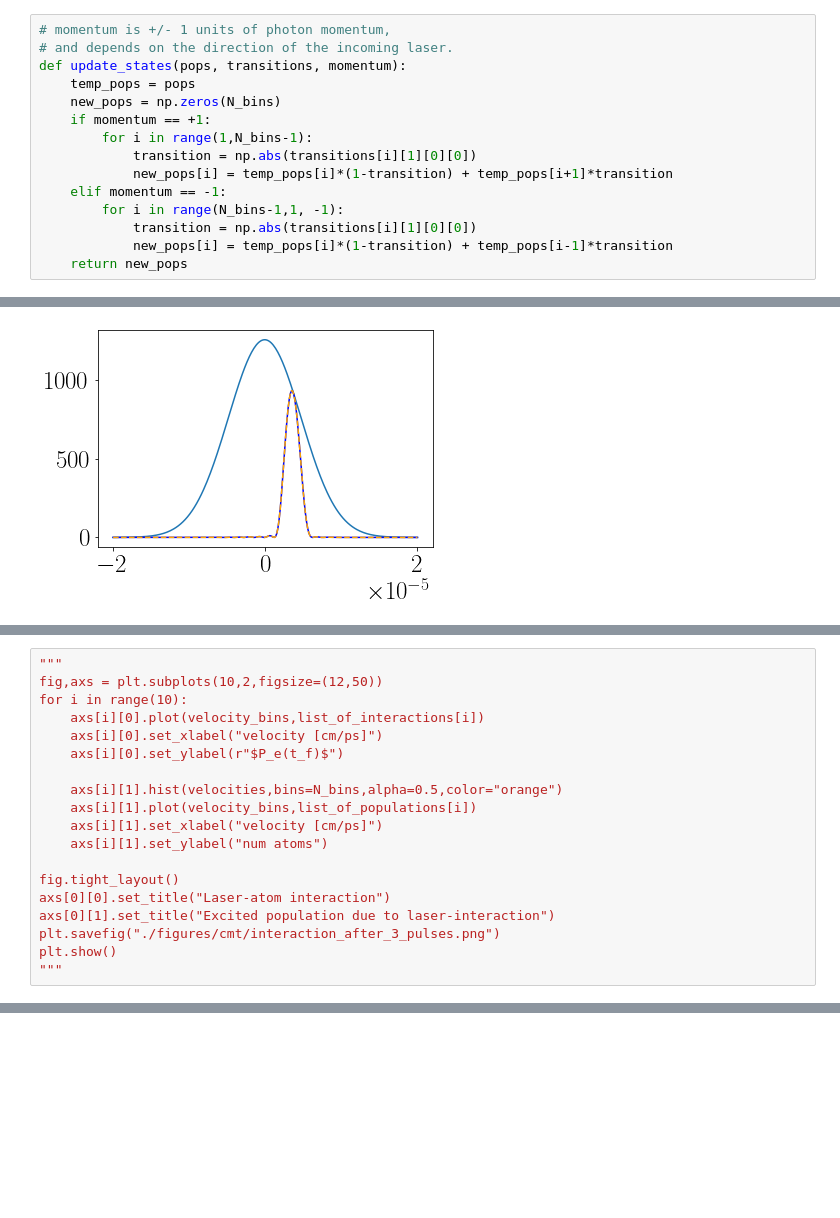
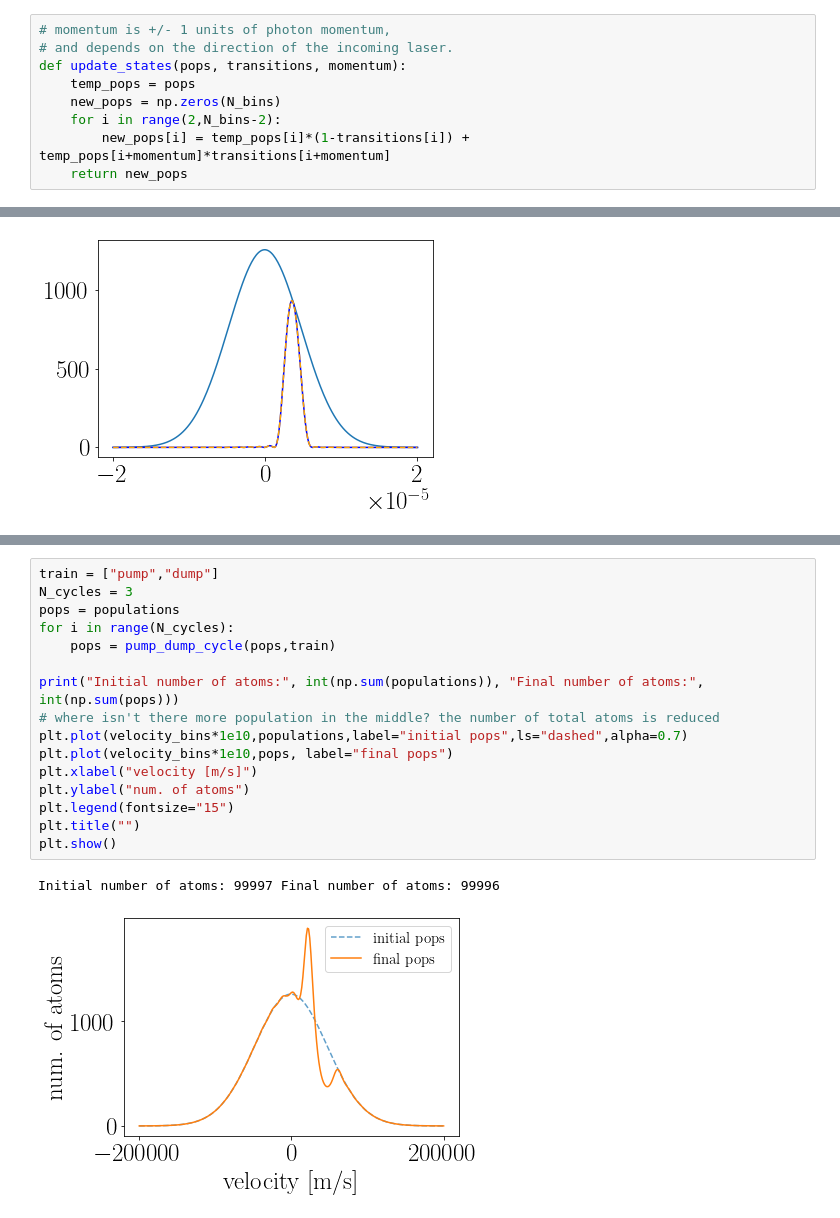
Before and after one commit to Yanaiski/master_thesis, a Jupyter notebook: basic_cmt.ipynb, the cells around one changed output, grey strips where cells are left out. Cells and saved outputs as stored; diff of their text form; blank space fills up the shorter version.

Commit message:
added momentum transfer calculations

```diff
--- a/basic_cmt.ipynb
+++ b/basic_cmt.ipynb
@@ -174,14 +174,8 @@ plt.xlabel("velocity [cm/ps]")
 def update_states(pops, transitions, momentum):
     temp_pops = pops
     new_pops = np.zeros(N_bins)
-    if momentum == +1:
-        for i in range(1,N_bins-1):
-            transition = np.abs(transitions[i][1][0][0])
-            new_pops[i] = temp_pops[i]*(1-transition) + temp_pops[i+1]*transition
-    elif momentum == -1:
-        for i in range(N_bins-1,1, -1):
-            transition = np.abs(transitions[i][1][0][0])
-            new_pops[i] = temp_pops[i]*(1-transition) + temp_pops[i-1]*transition
+    for i in range(2,N_bins-2):
+        new_pops[i] = temp_pops[i]*(1-transitions[i]) + temp_pops[i+momentum]*transitions[i+momentum]
     return new_pops
 # %%
 new_population = update_states(populations,final_states,+1)
@@ -257,19 +239,0 @@ for i in range(10):
-# %%
-"""
-fig,axs = plt.subplots(10,2,figsize=(12,50))
-for i in range(10):
-    axs[i][0].plot(velocity_bins,list_of_interactions[i])
-    axs[i][0].set_xlabel("velocity [cm/ps]")
-    axs[i][0].set_ylabel(r"$P_e(t_f)$")
-
-    axs[i][1].hist(velocities,bins=N_bins,alpha=0.5,color="orange")
-    axs[i][1].plot(velocity_bins,list_of_populations[i])
-    axs[i][1].set_xlabel("velocity [cm/ps]")
-    axs[i][1].set_ylabel("num atoms")
-
-fig.tight_layout()
-axs[0][0].set_title("Laser-atom interaction")
-axs[0][1].set_title("Excited population due to laser-interaction")
-plt.savefig("./figures/cmt/interaction_after_3_pulses.png")
-plt.show()
-"""
@@ -277,0 +240,19 @@ plt.show()
+# %%
+train = ["pump","dump"]
+N_cycles = 3
+pops = populations
+for i in range(N_cycles):
+    pops = pump_dump_cycle(pops,train)
+
+print("Initial number of atoms:", int(np.sum(populations)), "Final number of atoms:", int(np.sum(pops)))
+# where isn't there more population in the middle? the number of total atoms is reduced
+plt.plot(velocity_bins*1e10,populations,label="initial pops",ls="dashed",alpha=0.7)
+plt.plot(velocity_bins*1e10,pops, label="final pops")
+plt.xlabel("velocity [m/s]")
+plt.ylabel("num. of atoms")
+plt.legend(fontsize="15")
+plt.title("")
+plt.show()
+# %% [output]
+Initial number of atoms: 99997 Final number of atoms: 99996
+[figure, added]
```
Also changed, not shown: parts of 4 cells of this notebook.
